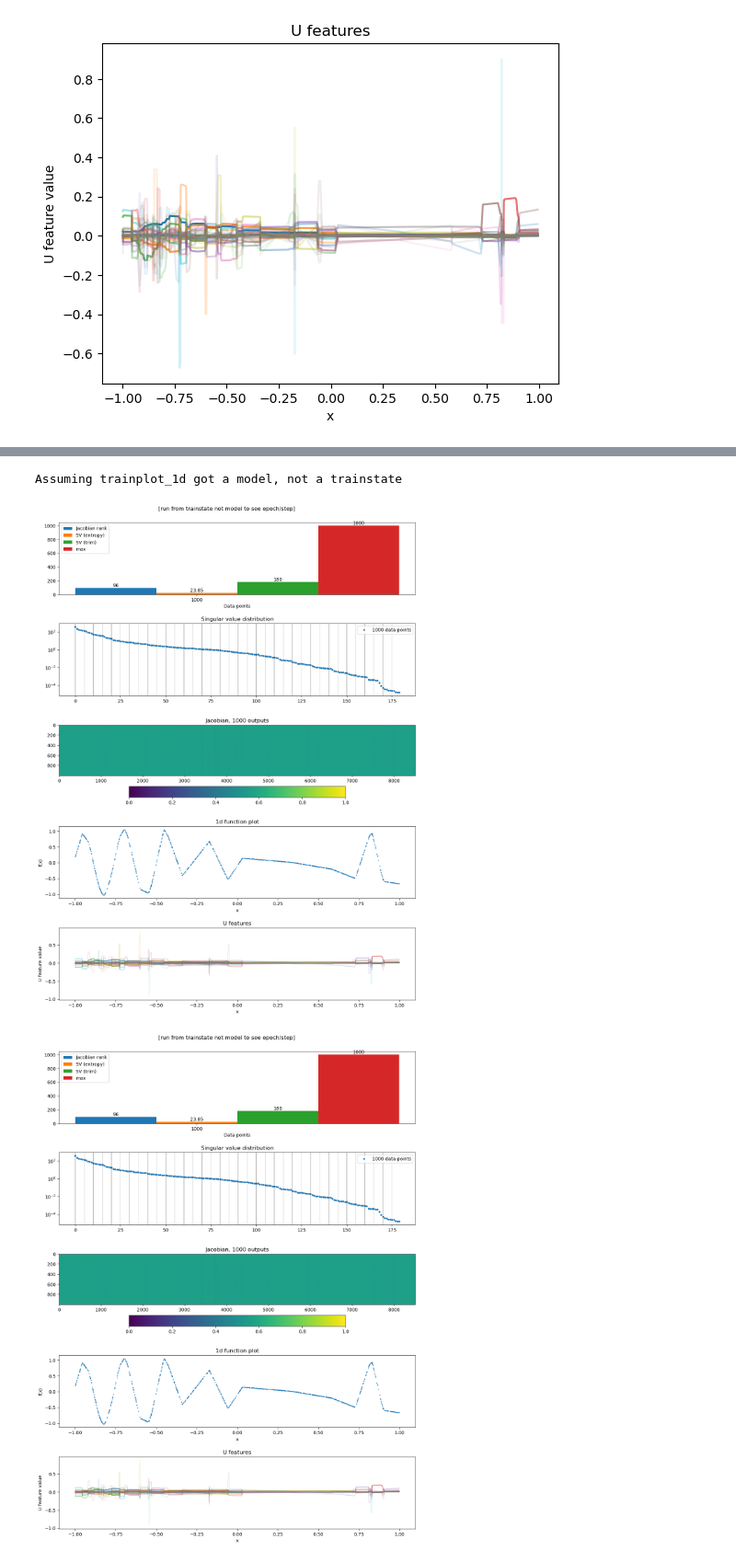
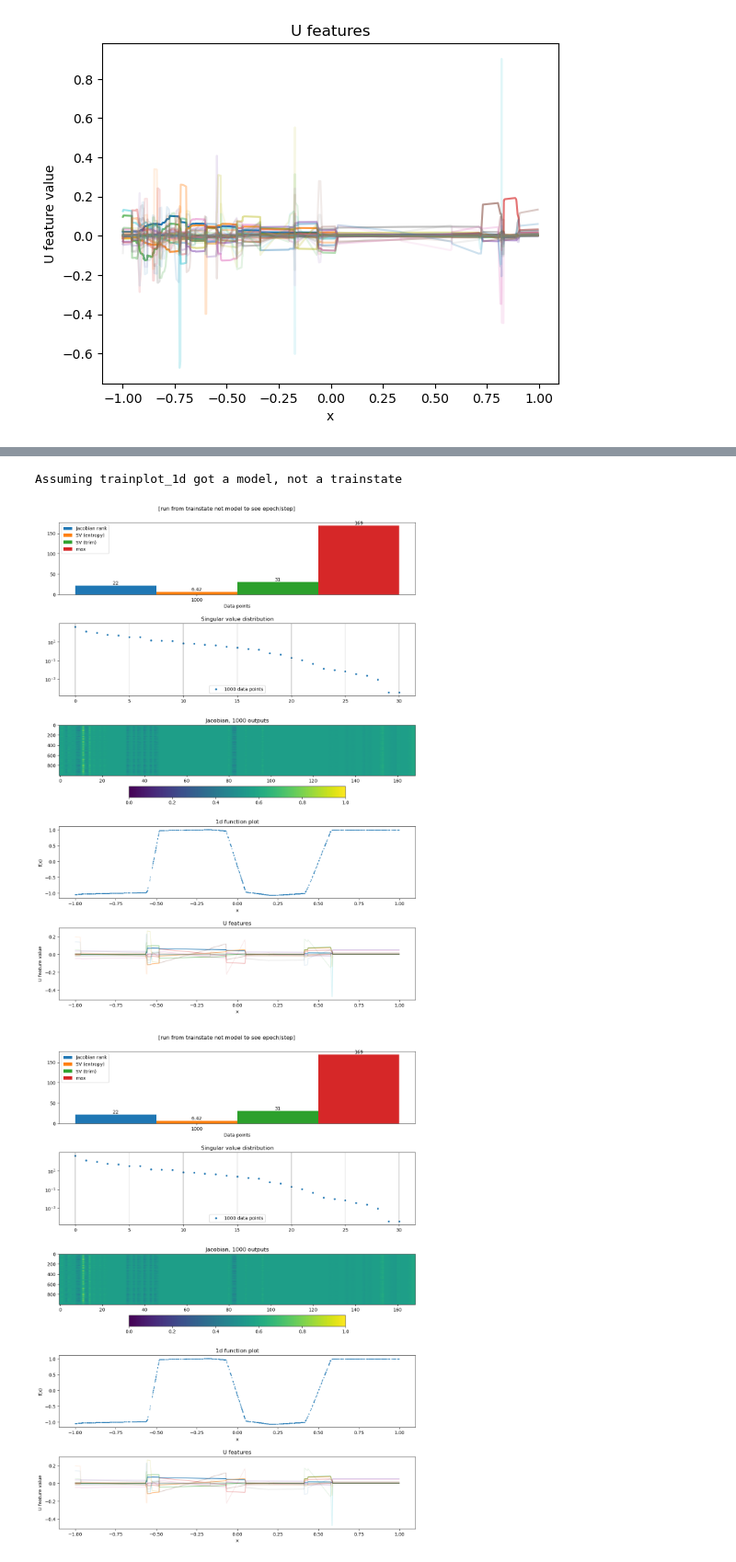
Before and after one commit to LRudL/dots, a Jupyter notebook: notebooks/model_explorer.ipynb, the cells around one changed output, grey strips where cells are left out. Shown at 92% size. Cells and saved outputs as stored; diff of their text form; code cells hidden in the pictures.

```diff
--- a/notebooks/model_explorer.ipynb
+++ b/notebooks/model_explorer.ipynb
@@ -98,0 +106,2 @@ plot_1d_u_feats(hfsin, range_batch(-1, 1, 1000, sort=True))
+# %%
+square = get_model("worthy-sweep-32")
@@ -99,6 +126,6 @@ plot_1d_u_feats(hfsin, range_batch(-1, 1, 1000, sort=True))
 # %%
-trainplot_1d(hfsin)
+trainplot_1d(square)
 # %% [output]
 Assuming trainplot_1d got a model, not a trainstate
-[figure, old version]
+[figure, new version]
-[figure, old version]
+[figure, new version]
```
Also changed, not shown: parts of 5 cells of this notebook, 8 other files.
